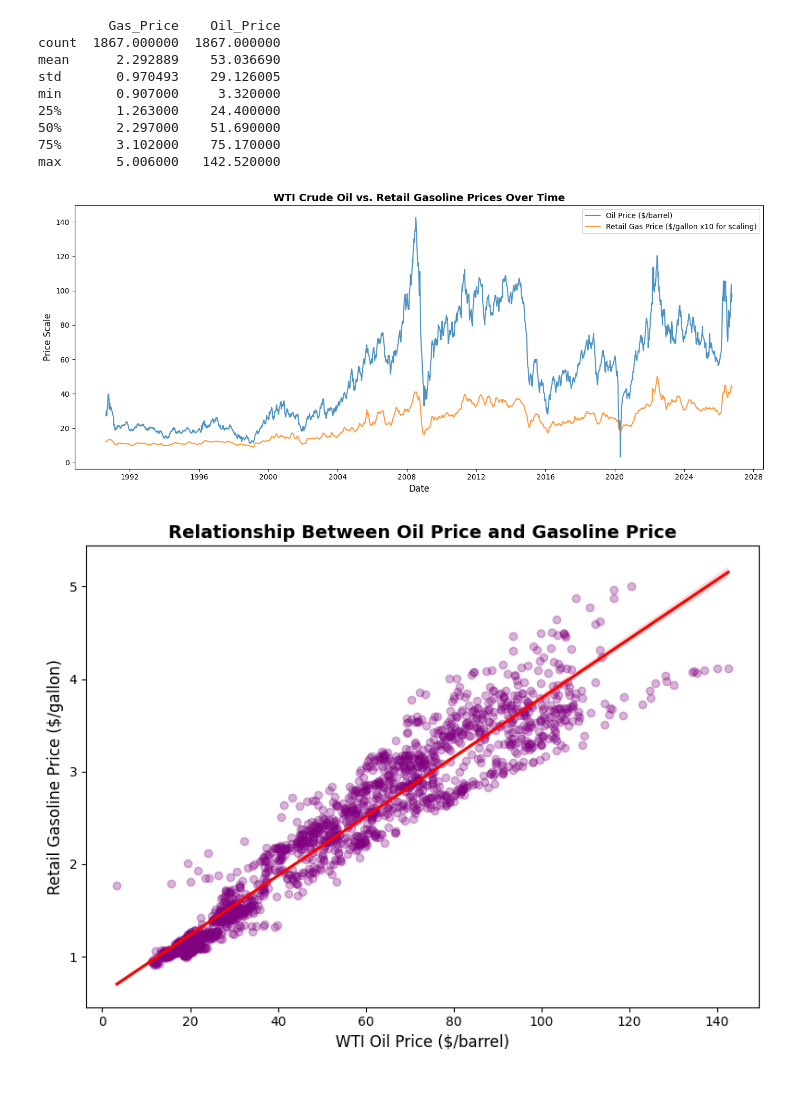
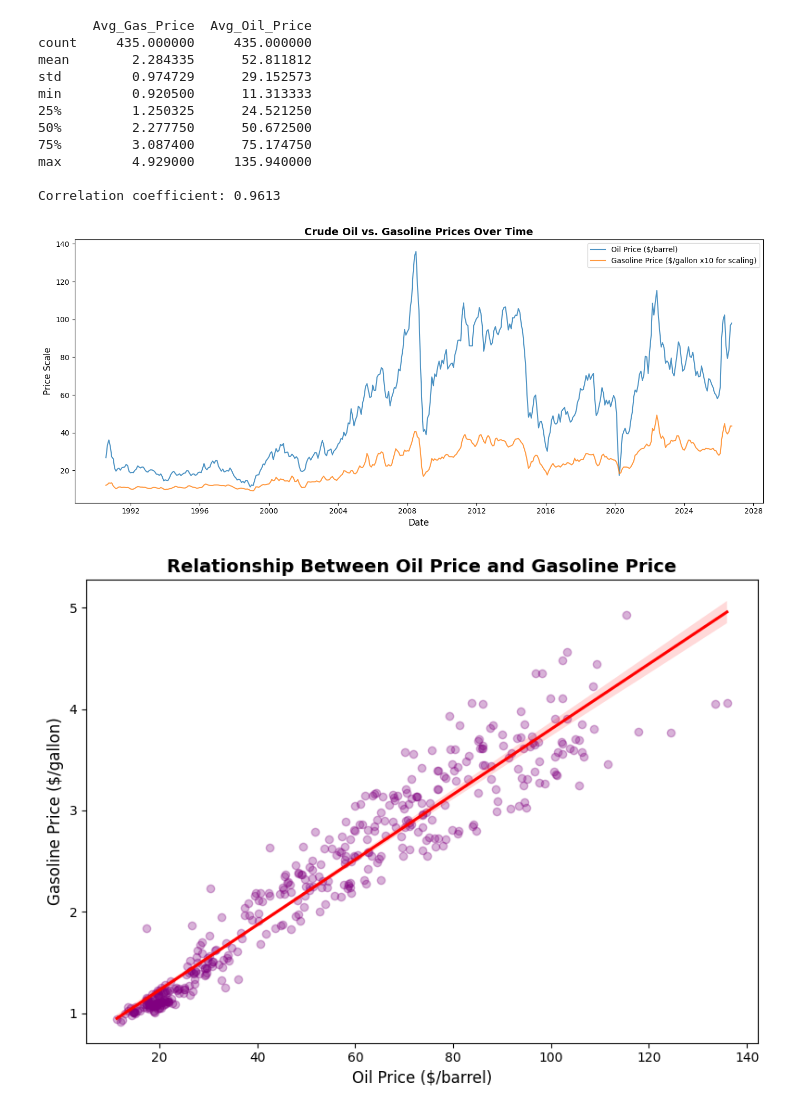
Before and after one commit to oliviapang/DS4002_Project_2, a Jupyter notebook: SCRIPTS/1_Cleaning_and_EDA.ipynb, the cells around one changed output. Drawn from its saved outputs; the diff is of its cells as text; code cells hidden in the pictures.

```diff
--- a/SCRIPTS/1_Cleaning_and_EDA.ipynb
+++ b/SCRIPTS/1_Cleaning_and_EDA.ipynb
@@ -55,59 +79,65 @@ print(merged_df.head())
 # %%
 # summary statistics
-print(merged_df[['Gas_Price', 'Oil_Price']].describe())
+print(monthly_merged[['Avg_Gas_Price', 'Avg_Oil_Price']].describe())
 
-# Figure 1: Time Series Trends
+# calculate correlation coefficient
+correlation = monthly_merged[['Avg_Gas_Price', 'Avg_Oil_Price']].corr().loc['Avg_Gas_Price', 'Avg_Oil_Price']
+print(f'\nCorrelation coefficient: {correlation:.4f}')
+
+# create line plot of gas/oil price vs. time
 plt.figure(figsize=(14, 6))
 plt.plot(
-    merged_df['Date'],
-    merged_df['Oil_Price'],
+    monthly_merged['Date'],
+    monthly_merged['Avg_Oil_Price'],
     label='Oil Price ($/barrel)',
     color='tab:blue',
     alpha=0.8,
 )
 plt.plot(
-    merged_df['Date'],
-    merged_df['Gas_Price'] * 10,
-    label='Retail Gas Price ($/gallon x10 for scaling)',
+    monthly_merged['Date'],
+    monthly_merged['Avg_Gas_Price'] * 10,
+    label='Gasoline Price ($/gallon x10 for scaling)',
     color='tab:orange',
     alpha=0.8,
 )
 plt.title(
-    'WTI Crude Oil vs. Retail Gasoline Prices Over Time',
+    'Crude Oil vs. Gasoline Prices Over Time',
     fontsize=14,
     fontweight='bold',
 )
 plt.xlabel('Date', fontsize=12)
 plt.ylabel('Price Scale', fontsize=12)
 plt.legend()
 plt.tight_layout()
 plt.savefig('price_trends_timeseries.png', dpi=300)
 plt.show()
 
-# Figure 2: Scatter Plot with Regression Line
+# create scatter plot with regression line
 plt.figure(figsize=(8, 6))
 sns.regplot(
-    data=merged_df,
-    x='Oil_Price',
-    y='Gas_Price',
+    data=monthly_merged,
+    x='Avg_Oil_Price',
+    y='Avg_Gas_Price',
     scatter_kws={'alpha': 0.3, 'color': 'purple'},
     line_kws={'color': 'red'},
 )
 plt.title('Relationship Between Oil Price and Gasoline Price', fontsize=14, fontweight='bold')
-plt.xlabel('WTI Oil Price ($/barrel)', fontsize=12)
-plt.ylabel('Retail Gasoline Price ($/gallon)', fontsize=12)
+plt.xlabel('Oil Price ($/barrel)', fontsize=12)
+plt.ylabel('Gasoline Price ($/gallon)', fontsize=12)
 plt.tight_layout()
 plt.savefig('oil_gas_scatter.png', dpi=300)
 plt.show()
 # %% [output]
-         Gas_Price    Oil_Price
-count  1867.000000  1867.000000
-mean      2.292889    53.036690
-std       0.970493    29.126005
-min       0.907000     3.320000
-25%       1.263000    24.400000
-50%       2.297000    51.690000
-75%       3.102000    75.170000
-max       5.006000   142.520000
+       Avg_Gas_Price  Avg_Oil_Price
+count     435.000000     435.000000
+mean        2.284335      52.811812
+std         0.974729      29.152573
+min         0.920500      11.313333
+25%         1.250325      24.521250
+50%         2.277750      50.672500
+75%         3.087400      75.174750
+max         4.929000     135.940000
+
+Correlation coefficient: 0.9613
-[figure, old version]
+[figure, new version]
-[figure, old version]
+[figure, new version]
```
Also changed, not shown: parts of 5 cells of this notebook.
